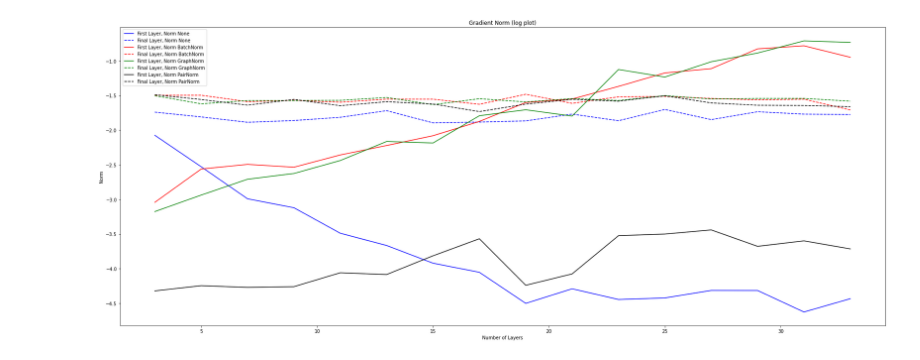
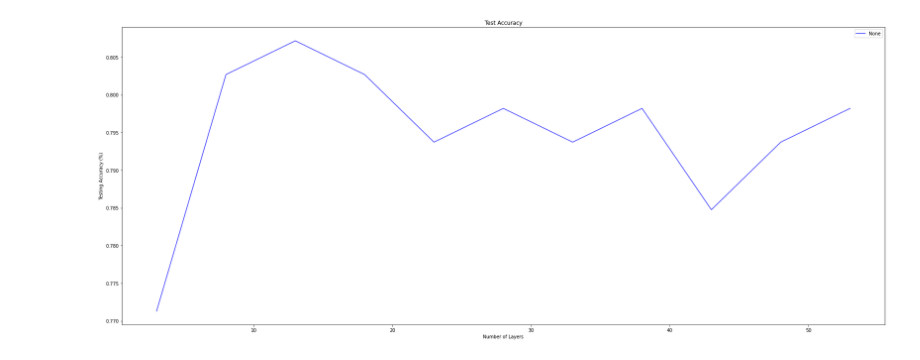
Before and after one commit to m-k-S/neural-mechanics-geometric, a Jupyter notebook: Neural_Mechanics_of_GNN.ipynb, the cells around one changed output. Drawn from its saved outputs; the diff is of its cells as text; code cells hidden in the pictures.

```diff
--- a/Neural_Mechanics_of_GNN.ipynb
+++ b/Neural_Mechanics_of_GNN.ipynb
@@ -96,6 +121,13 @@ Done!
 # %%
 class GCN(torch.nn.Module):
-    def __init__(self, hidden_channels, num_layers=3, norm=None, norm_args=None):
+    def __init__(
+            self,
+            hidden_channels,
+            num_input_features,
+            num_layers=3,
+            task='classification',
+            norm=None,
+            norm_args=None):
         # Normalization layers need specific kwargs:
         # BatchNorm: in_channels (int)
         # GraphNorm: in_channels (int)
@@ -115,7 +147,7 @@ class GCN(torch.nn.Module):
 
         for l in range(num_layers):
             if l == 0:
-                self.conv_layers.append(GCNConv(dataset.num_node_features, hidden_channels))
+                self.conv_layers.append(GCNConv(num_input_features, hidden_channels))
             else:
                 self.conv_layers.append(GCNConv(hidden_channels, hidden_channels))
 
@@ -129,7 +161,7 @@ class GCN(torch.nn.Module):
             self.activations.append(nn.ReLU(inplace=True))
             self.activ_probes.append(Activs_prober())
 
-        self.lin = torch.nn.Linear(hidden_channels, dataset.num_classes)
+        self.lin = torch.nn.Linear(hidden_channels, 2) if task == 'classification' else torch.nn.Linear(hidden_channels, 1)
 
     def forward(self, x, edge_index, batch):
         for l in range(self.num_layers):
@@ -241,38 +504,37 @@ for norm_setting in [None, 'BatchNorm', 'GraphNorm', 'PairNorm', 'DiffGroupNorm'
 # %%
-def get_norm_by_layer(order_param, title):
-    # Plot:
-    # First layer gradient norm vs. depth, for each normalization setting
-    # Final layer gradient norm vs. depth, for each normalization setting
+# print (final_test_acc)
 
-    plt.figure(figsize=(30, 12))
-    plt.title(title)
-    plt.xlabel("Number of Layers")
-    plt.ylabel("Norm")
+plt.figure(figsize=(30, 12))
+plt.title('Test Accuracy')
+plt.xlabel("Number of Layers")
+plt.ylabel("Testing Accuracy (%)")
 
-    names = list(order_param.keys())
-    norms = [n.split("_")[0] for n in names]
-    norms = [i for n, i in enumerate(norms) if i not in norms[:n]]
+names = list(final_test_acc.keys())
+norms = [n.split("_")[0] for n in names]
+norms = [i for n, i in enumerate(norms) if i not in norms[:n]]
 
-    for linestyle, norm in zip(['b', 'r', 'g', 'k'], norms):
+# for linestyle, norm in zip(['b', 'r', 'g', 'k'], norms):
+for linestyle, norm in zip(['b'], norms):
 
-        if norm != "DiffGroupNorm":
 
-            Layer1 = []
-            LayerF = []
+    if norm != "DiffGroupNorm":
 
-            for depth in depths:
+        Layer1 = []
+        LayerF = []
 
-                depth = depth.item()
+        for depth in depths:
 
-                Layer1.append(order_param['{}_{}'.format(norm, depth)][0])
-                LayerF.append(order_param['{}_{}'.format(norm, depth)][depth-1])
+            depth = depth.item()
 
-            plt.plot(depths, np.log10(Layer1), '{}-'.format(linestyle), label="First Layer, Norm {}".format(norm))
-            plt.plot(depths, np.log10(LayerF), '{}--'.format(linestyle), label="Final Layer, Norm {}".format(norm))
+            Layer1.append(max(final_test_acc['{}_{}'.format(norm, depth)]))
+            # LayerF.append(final_test_acc['{}_{}'.format(norm, depth)][depth-1])
 
-    plt.legend()
-    plt.show()
+        plt.plot(depths, Layer1, '{}-'.format(linestyle), markersize=3, alpha=0.8, label=norm)
 
-get_norm_by_layer(initial_grads_all, "Gradient Norm (log plot)")
+        # plt.plot(depths, np.log10(LayerF), '{}s'.format(linestyle), markersize=3, alpha=0.3)
+
+
+plt.legend()
+plt.show()
 # %% [output]
-[figure, old version]
+[figure, new version]
```
Also changed, not shown: parts of 18 cells of this notebook.
